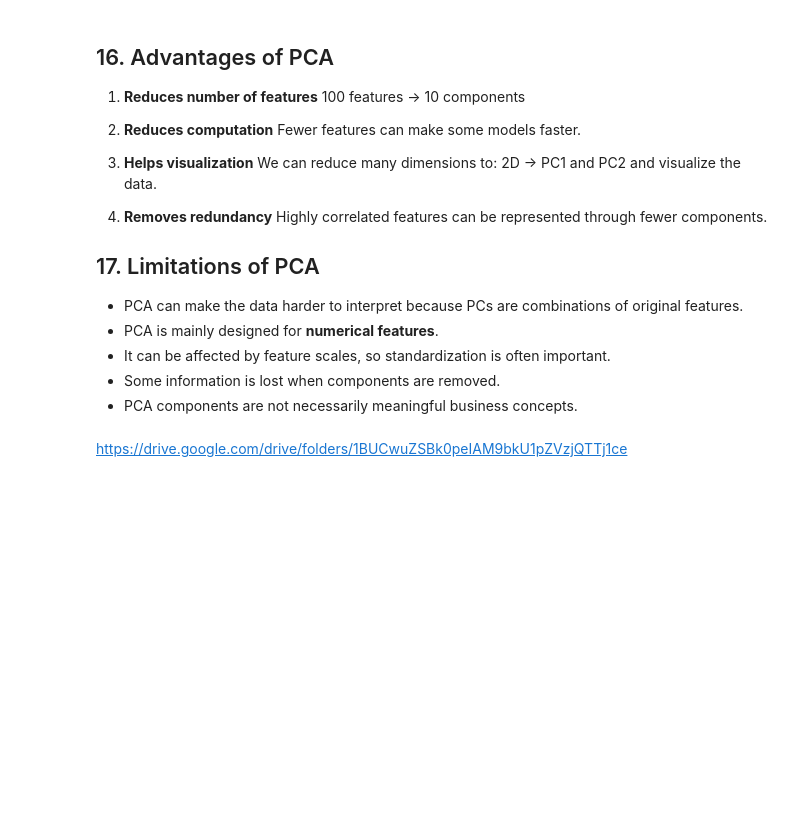
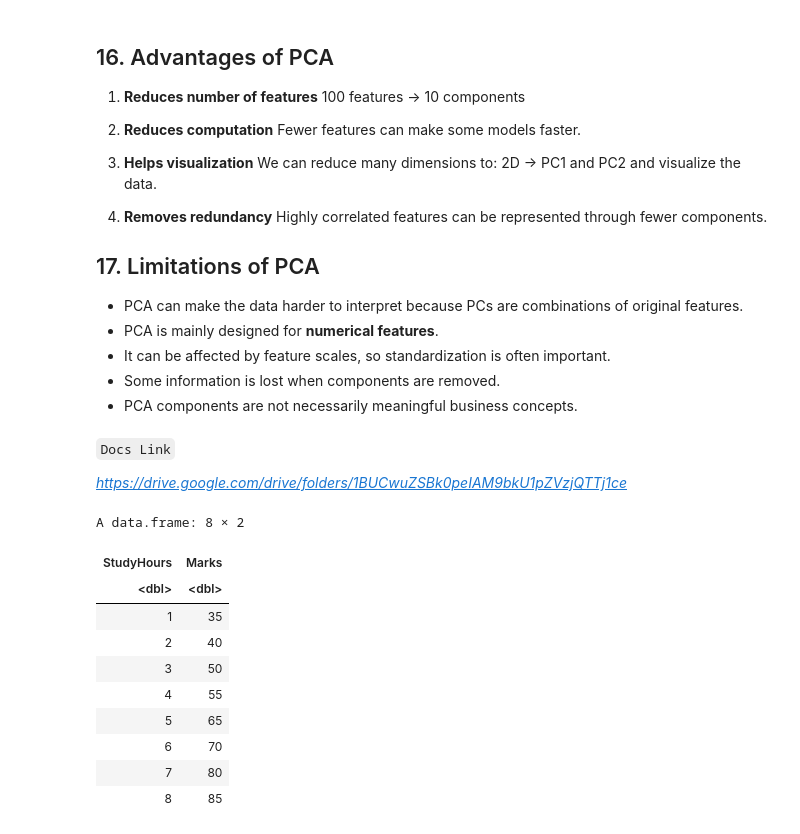
Before and after one commit to rakeshrabadiya/RwithML-GCF, a Jupyter notebook: Introduction_to_R_with_ML.ipynb, the cells around one changed output. Cells and saved outputs as stored; diff of their text form; code cells hidden in the pictures; blank space fills up the shorter version.

````diff
--- a/Introduction_to_R_with_ML.ipynb
+++ b/Introduction_to_R_with_ML.ipynb
@@ -1835,4 +1840,26 @@ data <- data.frame(
 * PCA components are not necessarily meaningful business concepts.
 # %% [markdown]
 
-https://drive.google.com/drive/folders/1BUCwuZSBk0peIAM9bkU1pZVzjQTTj1ce
+```Docs Link```
+
+*https://drive.google.com/drive/folders/1BUCwuZSBk0peIAM9bkU1pZVzjQTTj1ce*
+# %%
+students <- data.frame(
+  StudyHours = c(1, 2, 3, 4, 5, 6, 7, 8),
+  Marks = c(35, 40, 50, 55, 65, 70, 80, 85)
+)
+
+# Display the dataset
+students
+# %% [output]
+A data.frame: 8 × 2
+| StudyHours | Marks |
+| <dbl> | <dbl> |
+| 1 | 35 |
+| 2 | 40 |
+| 3 | 50 |
+| 4 | 55 |
+| 5 | 65 |
+| 6 | 70 |
+| 7 | 80 |
+| 8 | 85 |
````
Also changed, not shown: parts of 17 cells of this notebook.
